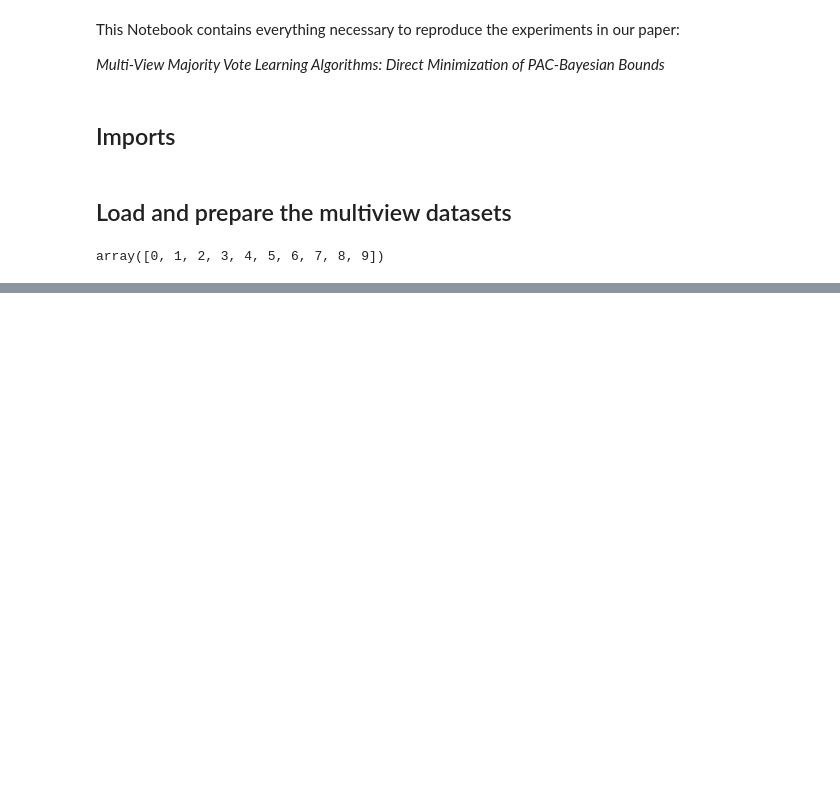
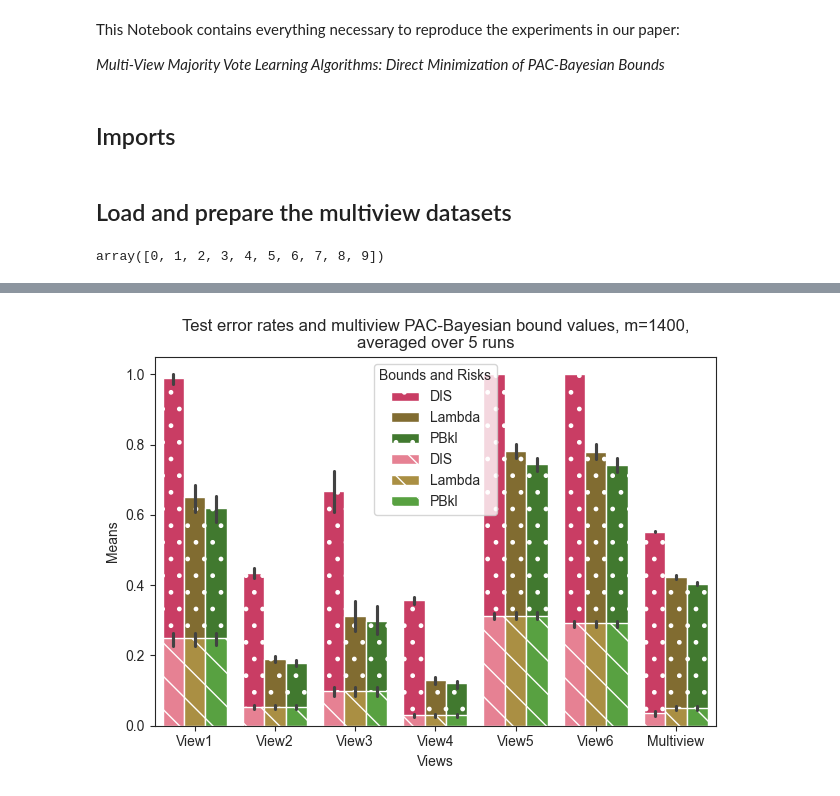
Before and after one commit to adidi24/Multi-View-Majority-Vote-Learning-Algorithms-Direct-Minimization-of-PAC-Bayesian-Bounds, a Jupyter notebook: empirical-evaluation-jupyter.ipynb, the cells around one changed output, grey strips where cells are left out. Saved outputs shown, nothing was run; the diff lists cells and outputs as text; code cells hidden in the pictures; blank space fills up the shorter version.

Commit message:
Running experiments and plotting the results

```diff
--- a/empirical-evaluation-jupyter.ipynb
+++ b/empirical-evaluation-jupyter.ipynb
@@ -81,2 +62,0 @@ MultiViewBoundsDeepNeuralDecisionForests(depth=3, epochs=5, nb_estimators=3,
-# %%
-posterior_Qv , posterior_rho = mvb.optimize_rho('TND', unlabeled_data=Xs_test)
@@ -108,3 +62,0 @@ mvb.mv_tandem_risk()
-# %%
-_, mv_risk = mvb.predict_MV(Xs_test,y_test)
-mv_risk
@@ -151,0 +165,3 @@ tensor([0.1537, 0.1496, 0.1604, 0.2218, 0.1695, 0.1449])
+# %%
+df = pd.DataFrame(experiments)
+df.head()
@@ -151,0 +177,20 @@ tensor([0.1537, 0.1496, 0.1604, 0.2218, 0.1695, 0.1449])
+# %%
+def plot_results(experiments, m, runs=RUNS):
+
+    sns.set_style(style="ticks")
+
+    ax = sns.barplot(experiments, x='View', hue='Bound_name', y='Bound', width=0.8, hatch='.', palette=sns.husl_palette(l=.5))
+    ax = sns.barplot(experiments, x='View', hue='Bound_name', y='Risk', width=0.8, hatch='\\', palette=sns.husl_palette())
+
+    plt.title(f'Test error rates and multiview PAC-Bayesian bound values, {m=},\naveraged over {runs} runs')
+    plt.xlabel('Views')
+    plt.ylabel('Means')
+
+    ax.legend(title='Bounds and Risks')
+    plt.tight_layout()
+
+    plt.show()
+# %%
+plot_results(df, len(Xs_train[0]))
+# %% [output]
+[figure, added]
```
Also changed, not shown: parts of 15 cells of this notebook, 4 other files.
